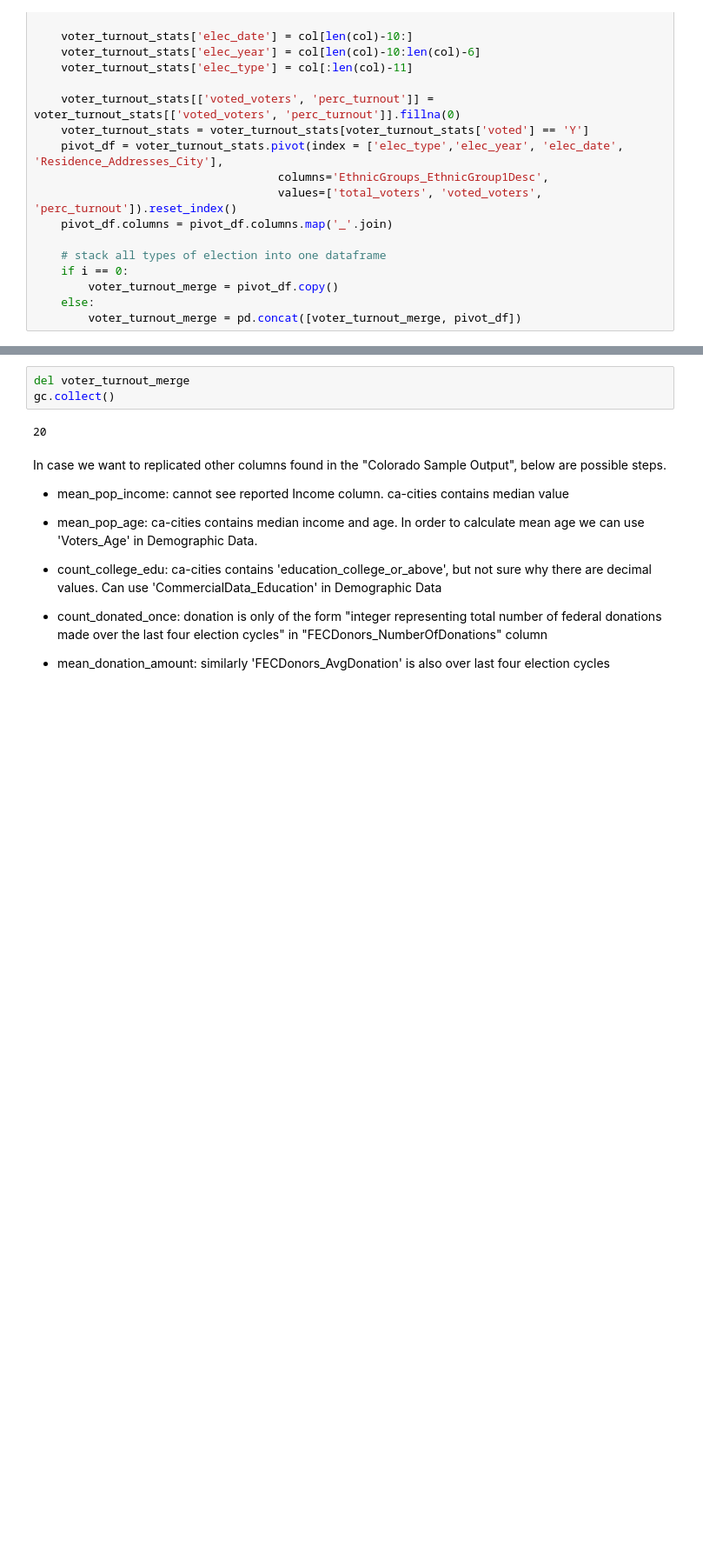
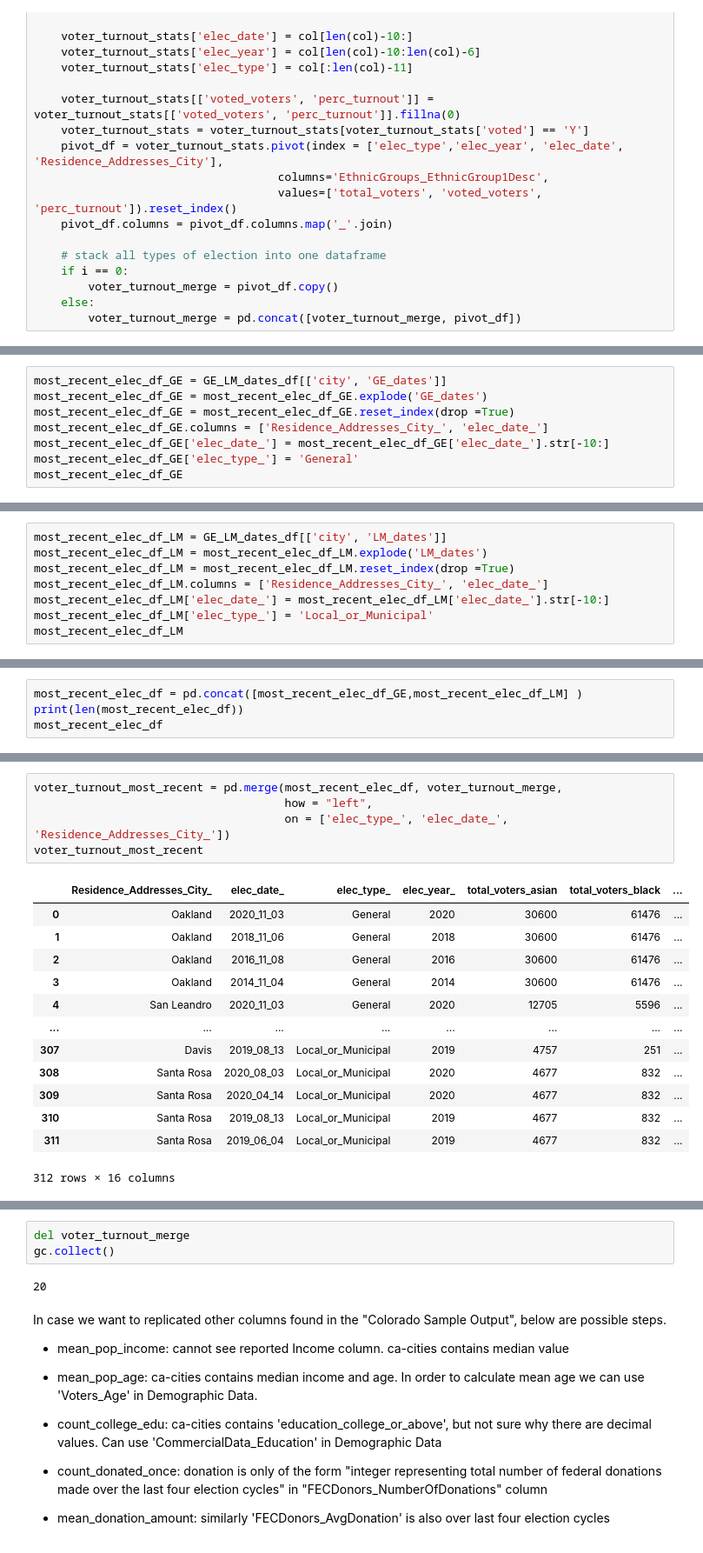
Before and after one commit to jnshzk/capstone, a Jupyter notebook: combine_demographic_vote_history.ipynb, the cells around one changed output, grey strips where cells are left out. Shown at 87% size. Drawn from its saved outputs; the diff is of its cells as text; blank space fills up the shorter version.

```diff
--- a/combine_demographic_vote_history.ipynb
+++ b/combine_demographic_vote_history.ipynb
@@ -405,0 +919,8 @@ no_voter_turnout[['elec_type_', 'elec_date_', 'Residence_Addresses_City_']]
+# %%
+most_recent_elec_df_GE = GE_LM_dates_df[['city', 'GE_dates']]
+most_recent_elec_df_GE = most_recent_elec_df_GE.explode('GE_dates')
+most_recent_elec_df_GE = most_recent_elec_df_GE.reset_index(drop =True)
+most_recent_elec_df_GE.columns = ['Residence_Addresses_City_', 'elec_date_']
+most_recent_elec_df_GE['elec_date_'] = most_recent_elec_df_GE['elec_date_'].str[-10:]
+most_recent_elec_df_GE['elec_type_'] = 'General'
+most_recent_elec_df_GE
@@ -405,0 +941,8 @@ no_voter_turnout[['elec_type_', 'elec_date_', 'Residence_Addresses_City_']]
+# %%
+most_recent_elec_df_LM = GE_LM_dates_df[['city', 'LM_dates']]
+most_recent_elec_df_LM = most_recent_elec_df_LM.explode('LM_dates')
+most_recent_elec_df_LM = most_recent_elec_df_LM.reset_index(drop =True)
+most_recent_elec_df_LM.columns = ['Residence_Addresses_City_', 'elec_date_']
+most_recent_elec_df_LM['elec_date_'] = most_recent_elec_df_LM['elec_date_'].str[-10:]
+most_recent_elec_df_LM['elec_type_'] = 'Local_or_Municipal'
+most_recent_elec_df_LM
@@ -405,0 +963,4 @@ no_voter_turnout[['elec_type_', 'elec_date_', 'Residence_Addresses_City_']]
+# %%
+most_recent_elec_df = pd.concat([most_recent_elec_df_GE,most_recent_elec_df_LM] )
+print(len(most_recent_elec_df))
+most_recent_elec_df
@@ -406 +991,20 @@ no_voter_turnout[['elec_type_', 'elec_date_', 'Residence_Addresses_City_']]
+# %%
+voter_turnout_most_recent = pd.merge(most_recent_elec_df, voter_turnout_merge,
+                                     how = "left",
+                                     on = ['elec_type_', 'elec_date_', 'Residence_Addresses_City_'])
+voter_turnout_most_recent
+# %% [output]
+|  | Residence_Addresses_City_ | elec_date_ | elec_type_ | elec_year_ | total_voters_asian | total_voters_black | ... |
+| 0 | Oakland | 2020_11_03 | General | 2020 | 30600 | 61476 | ... |
+| 1 | Oakland | 2018_11_06 | General | 2018 | 30600 | 61476 | ... |
+| 2 | Oakland | 2016_11_08 | General | 2016 | 30600 | 61476 | ... |
+| 3 | Oakland | 2014_11_04 | General | 2014 | 30600 | 61476 | ... |
+| 4 | San Leandro | 2020_11_03 | General | 2020 | 12705 | 5596 | ... |
+| ... | ... | ... | ... | ... | ... | ... | ... |
+| 307 | Davis | 2019_08_13 | Local_or_Municipal | 2019 | 4757 | 251 | ... |
+| 308 | Santa Rosa | 2020_08_03 | Local_or_Municipal | 2020 | 4677 | 832 | ... |
+| 309 | Santa Rosa | 2020_04_14 | Local_or_Municipal | 2020 | 4677 | 832 | ... |
+| 310 | Santa Rosa | 2019_08_13 | Local_or_Municipal | 2019 | 4677 | 832 | ... |
+| 311 | Santa Rosa | 2019_06_04 | Local_or_Municipal | 2019 | 4677 | 832 | ... |
+312 rows × 16 columns
 # %%
```
Also changed, not shown: parts of 68 cells of this notebook.
